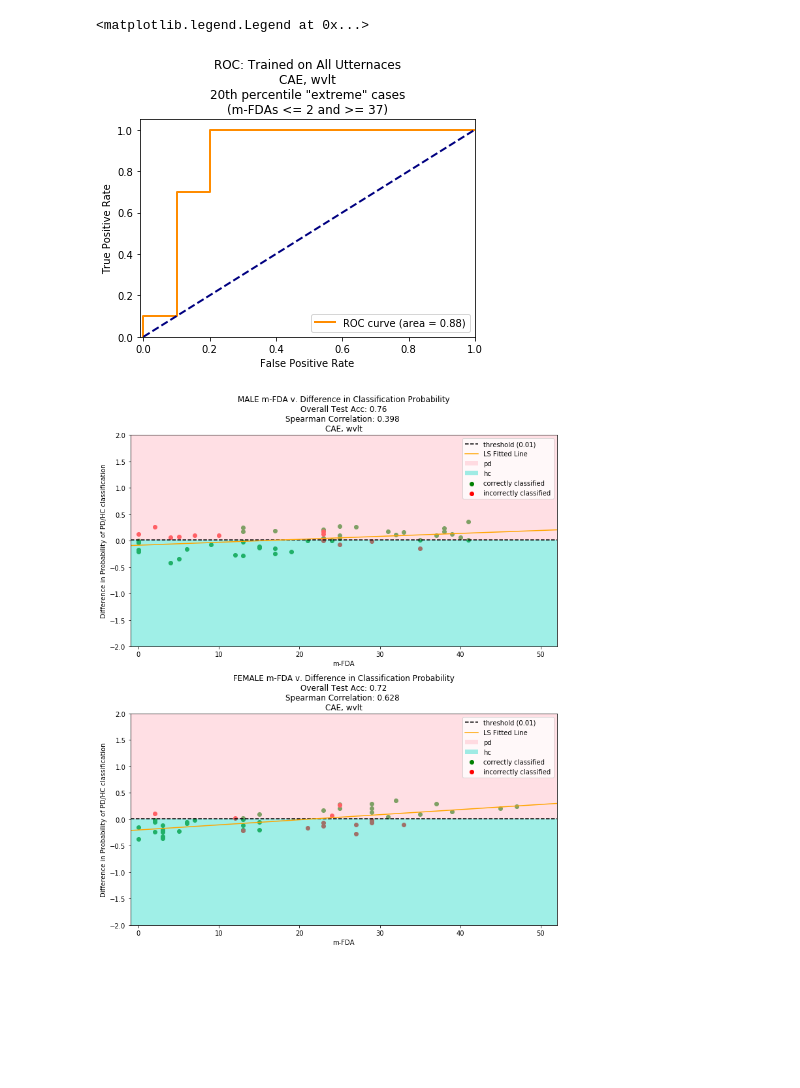
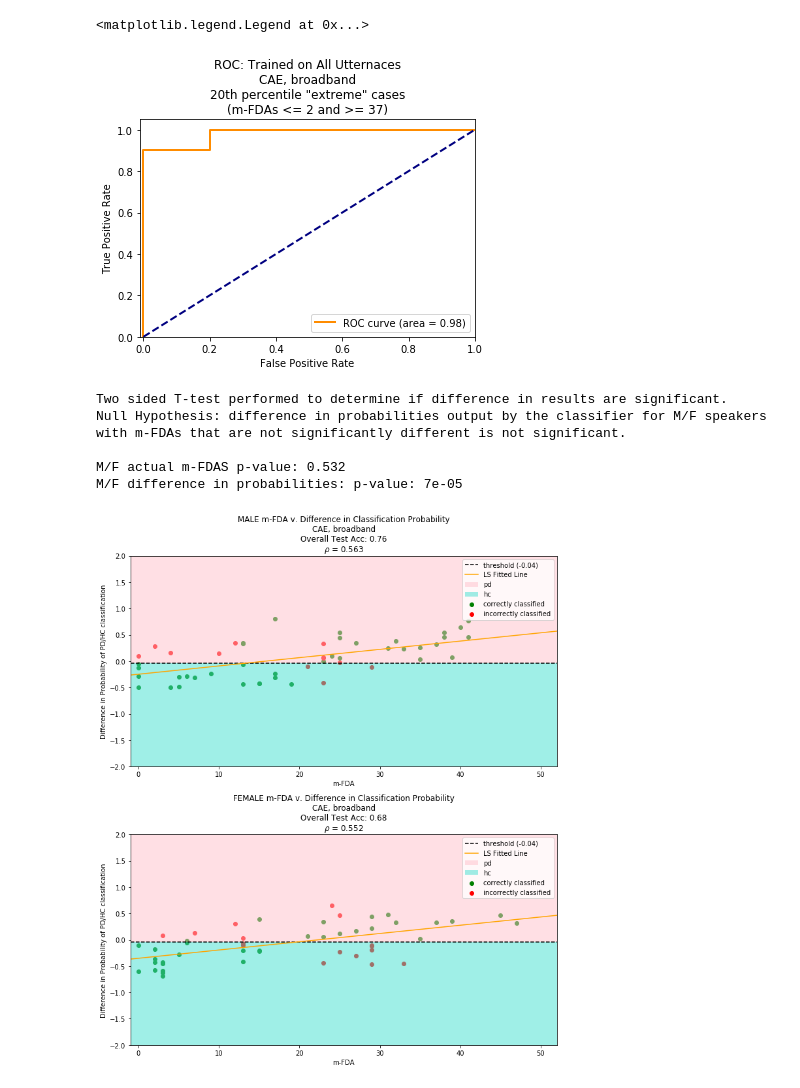
Before and after one commit to gjm311/aeternaSpeech, a Jupyter notebook: code/speechRepAnalysis/view_classRes_svm.ipynb, the cells around one changed output. Drawn from its saved outputs; the diff is of its cells as text; code cells hidden in the pictures; blank space fills up the shorter version.

```diff
--- a/code/speechRepAnalysis/view_classRes_svm.ipynb
+++ b/code/speechRepAnalysis/view_classRes_svm.ipynb
@@ -27,7 +27,7 @@ import joblib
 PATH=os.getcwd()
 
 mod="CAE"
-rep='wvlt'
+rep='broadband'
 aggResultsPath=PATH+"/pdSpanish/classResults/svm/"+mod+'_'+rep+'_aggResults.pkl'
 aggResults=pd.read_pickle(aggResultsPath)
 # results_path=PATH+"/pdSpanish/classResults/svm/"+mod+'_'+rep+'Results.pkl'
@@ -75,17 +65,20 @@ aggResults
 num_itrs=max(aggResults['Data']['bin_class'].keys())+1
 sdAggResults=np.zeros((100,num_itrs,aggResults['Data']['bin_class'][0][0].shape[0],aggResults['Data']['bin_class'][0][0].shape[1]))
 avgAggResults={spk:{num[i]:[] for num in zip(range(50),range(50,100))} for i,spk in enumerate(['pd','hc'])}
+mfdaResults=np.zeros(100)
 
 for j in range(num_itrs):
     for i in range(100):
         sdAggResults[i,j,:,:]=aggResults['Data']['bin_class'][j][i]
 
         if j==0:
+            mfdaResults[i]=np.median(list(aggResults['Data']['mFDA_spear_corr'][j][i].values()))*(1/num_itrs)
             if i<50:
                 avgAggResults['pd'][i]=aggResults['Data']['bin_class'][j][i]*(1/num_itrs)
             else:
                 avgAggResults['hc'][i]=aggResults['Data']['bin_class'][j][i]*(1/num_itrs)
         else:
+            mfdaResults[i]+=np.median(list(aggResults['Data']['mFDA_spear_corr'][j][i].values()))*(1/num_itrs)
             if i<50:
                 avgAggResults['pd'][i]+=aggResults['Data']['bin_class'][j][i]*(1/num_itrs)
             else:
@@ -97,23 +90,19 @@ y_score_curr=y_score
 y_test=np.zeros((100,2))
 y_test_curr=y_test
 max_acc=0
-if 'late' in rep:
-    opt_thresh=0
-else:
-    opt_thresh=aggResults['Data']['opt_thresh']
-
+thresh=-0.04
 for i in range(100):
     if i<50:
         y_score[i,:]=np.median(avgAggResults['pd'][i][:,0]),np.median(avgAggResults['pd'][i][:,1])
         y_test[i,:]=np.vstack((np.zeros(1),np.ones(1))).T
         spk_diff=y_score[i,1]-y_score[i,0]
-        if spk_diff>opt_thresh:
+        if spk_diff>thresh:
             test_acc+=1
     else:
         y_score[i,:]=np.median(avgAggResults['hc'][i][:,0]),np.median(avgAggResults['hc'][i][:,1])
         y_test[i,:]=np.vstack((np.ones(1),np.zeros(1))).T
         spk_diff=y_score[i,1]-y_score[i,0]
-        if spk_diff<opt_thresh:
+        if spk_diff<thresh:
             test_acc+=1
 # %%
 # """Plots predicted probability of correct class. (ostensibly, greater than 0.5 implies correct class.)"""
@@ -257,7 +248,7 @@ plt.title('ROC: Trained on All Utternaces\n'+mod+", "+rep+'\n'+str(2*n)+'th perc
 plt.legend(loc="lower right")
 # %% [output]
 <matplotlib.legend.Legend at 0x...>
-[figure, old version]
+[figure, new version]
 # %%
 """Gender based classification results (note that data used to train AEs skewed heavily male while PD data is evenly split M/F)"""
 num_spks=100
@@ -276,70 +267,93 @@ m_y_score=np.zeros((50,2))
 m_y_test=np.zeros((50,2))
 f_y_score=np.zeros((50,2))
 f_y_test=np.zeros((50,2))
+m_res=np.zeros(300)
+f_res=np.zeros(300)
 
 m_count=0
 f_count=0
 for i in range(100):
+
     if i<50:
         if i in m_idx:
+            m_res[6*m_count:(m_count+1)*6]= avgAggResults['pd'][i][:,0]
             m_y_score[m_count,:]=np.median(avgAggResults['pd'][i][:,0]),np.median(avgAggResults['pd'][i][:,1])
             m_y_test[m_count,:]=np.vstack((np.zeros(1),np.ones(1))).T
             spk_diff=m_y_score[m_count,1]-m_y_score[m_count,0]
-            if spk_diff>opt_thresh:
+            if spk_diff>thresh:
                 m_test_acc+=1
             m_count+=1
         elif i in f_idx:
+            f_res[6*f_count:(f_count+1)*6]= avgAggResults['pd'][i][:,0]
             f_y_score[f_count,:]=np.median(avgAggResults['pd'][i][:,0]),np.median(avgAggResults['pd'][i][:,1])
             f_y_test[f_count,:]=np.vstack((np.zeros(1),np.ones(1))).T
             spk_diff=f_y_score[f_count,1]-f_y_score[f_count,0]
-            if spk_diff>opt_thresh:
+            if spk_diff>thresh:
                 f_test_acc+=1
             f_count+=1
     else:
         if i in m_idx:
+            m_res[6*m_count:(m_count+1)*6]= avgAggResults['hc'][i][:,0]
             m_y_score[m_count,:]=np.median(avgAggResults['hc'][i][:,0]),np.median(avgAggResults['hc'][i][:,1])
             m_y_test[m_count,:]=np.vstack((np.ones(1),np.zeros(1))).T
             spk_diff=m_y_score[m_count,1]-m_y_score[m_count,0]
-            if spk_diff<opt_thresh:
+            if spk_diff<thresh:
                 m_test_acc+=1
             m_count+=1
         elif i in f_idx:
+            f_res[6*f_count:(f_count+1)*6]= avgAggResults['hc'][i][:,0]
             f_y_score[f_count,:]=np.median(avgAggResults['hc'][i][:,0]),np.median(avgAggResults['hc'][i][:,1])
             f_y_test[f_count,:]=np.vstack((np.ones(1),np.zeros(1))).T
             spk_diff=f_y_score[f_count,1]-f_y_score[f_count,0]
-            if spk_diff<opt_thresh:
+            if spk_diff<thresh:
                 f_test_acc+=1
             f_count+=1
 
 
 """Prediction based on difference between predicted class probs."""
 
 itr=0
+
+print('Two sided T-test performed to determine if difference in results'+
+      ' are significant.\nNull Hypothesis: difference in probabilities output by the classifier for M/F speakers'+
+      '\nwith m-FDAs that are not significantly different is not significant.\n\nM/F actual m-FDAS p-value: '+
+      str(np.round(stats.ttest_ind(m_mfdas,f_mfdas).pvalue,3))+
+      '\nM/F difference in probabilities: p-value: '+
+      str(np.round(stats.ttest_ind(m_res,f_res).pvalue,5)))
+
 fig,(ax1,ax2)=plt.subplots(2,1,figsize=(10,12))
 for ax,mfdas,y_score,y_test in zip([ax1,ax2],[m_mfdas,f_mfdas],[m_y_score,f_y_score],[m_y_test,f_y_test]):
     poly=np.polyfit(mfdas, y_score[:,1]-y_score[:,0], 1)
     x_lin_reg = range(-2, 53)
     predict = np.poly1d(poly)
     cor=stats.spearmanr(mfdas, y_score[:,1]-y_score[:,0])
 
     correct_idx=np.concatenate((np.where((y_score[0:25,0]-y_score[0:25,1])<0)[0],np.where((y_score[25:,0]-y_score[25:,1])>0)[0]+25))
     incorrect_idx=np.concatenate((np.where((y_score[0:25,0]-y_score[0:25,1])>0)[0],np.where((y_score[25:,0]-y_score[25:,1])<0)[0]+25))
     ax.scatter(mfdas[correct_idx],(y_score[:,1]-y_score[:,0])[correct_idx],c='g' )
     ax.scatter(mfdas[incorrect_idx],(y_score[:,1]-y_score[:,0])[incorrect_idx],c='r' )
-    ax.axhline(y=opt_thresh, color='black', linestyle='--',label="optimal threshold")
+    ax.axhline(y=thresh, color='black', linestyle='--',label="threshold")
     ax.plot(x_lin_reg,predict(x_lin_reg), color='orange')
-    ax.axhspan(opt_thresh, 2, color='pink', alpha=0.5, lw=0)
-    ax.axhspan(-2, opt_thresh, color='turquoise', alpha=0.5, lw=0)
-    ax.legend(['threshold ('+str(opt_thresh)+')','LS Fitted Line', 'pd', 'hc', 'correctly classified', 'incorrectly classified'])
+    ax.axhspan(thresh, 2, color='pink', alpha=0.5, lw=0)
+    ax.axhspan(-2, thresh, color='turquoise', alpha=0.5, lw=0)
+    ax.legend(['threshold ('+str(thresh)+')','LS Fitted Line', 'pd', 'hc', 'correctly classified', 'incorrectly classified'])
     ax.set_xlim([-1,52])
     ax.set_ylim([-2,2])
     ax.set_xlabel('m-FDA')
     ax.set_ylabel('Difference in Probability of PD/HC classification')
     if itr==0:
-        ax.set_title('MALE m-FDA v. Difference in Classification Probability\nOverall Test Acc: '+str(correct_idx.shape[0]/50)+'\nSpearman Correlation: '+str(np.round(cor[0],3)) +' \n'+mod+", "+rep)
+        ax.set_title('MALE m-FDA v. Difference in Classification Probability\n'+mod+", "+rep+'\nOverall Test Acc: '+
+                     str(correct_idx.shape[0]/50)+'\n'+r'$\rho$'+ " = "+str(np.round(cor[0],3)))
         itr+=1
     else:
-        ax.set_title('FEMALE m-FDA v. Difference in Classification Probability\nOverall Test Acc: '+str(correct_idx.shape[0]/50)+'\nSpearman Correlation: '+str(np.round(cor[0],3)) +' \n'+mod+", "+rep)
+        ax.set_title('FEMALE m-FDA v. Difference in Classification Probability\n'+mod+", "+rep+'\nOverall Test Acc: '+
+                     str(correct_idx.shape[0]/50)+'\n'+r'$\rho$'+ " = "+str(np.round(cor[0],3)))
 plt.tight_layout()
 # %% [output]
+Two sided T-test performed to determine if difference in results are significant.
+Null Hypothesis: difference in probabilities output by the classifier for M/F speakers
+with m-FDAs that are not significantly different is not significant.
+
+M/F actual m-FDAS p-value: 0.532
+M/F difference in probabilities: p-value: 7e-05
-[figure, old version]
+[figure, new version]
```
Also changed, not shown: parts of 8 cells of this notebook, 15 other files.
